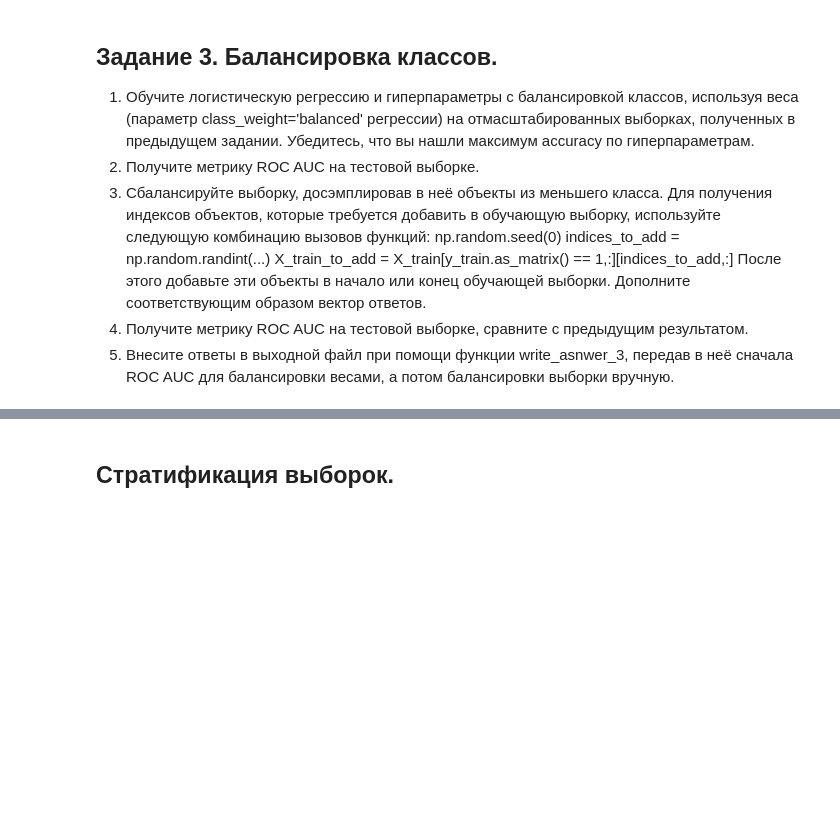
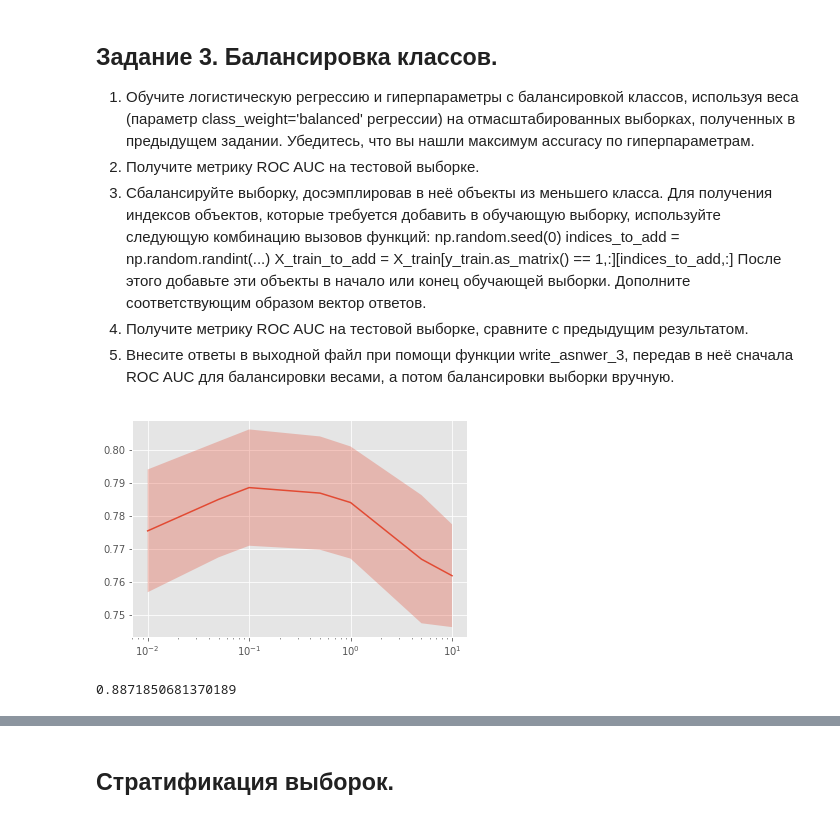
Before and after one commit to zubochenko/supervised-learning, a Jupyter notebook: week3/Preprocessing_LR.ipynb, the cells around one changed output, grey strips where cells are left out. Cells and saved outputs as stored; diff of their text form; code cells hidden in the pictures; blank space fills up the shorter version.

```diff
--- a/week3/Preprocessing_LR.ipynb
+++ b/week3/Preprocessing_LR.ipynb
@@ -480,3 +488,13 @@ def write_answer_3(auc_1, auc_2):
         fout.write(str(auc))
 
 # place your code here
+# %%
+estimator = LogisticRegression(class_weight='balanced')
+optimizer = GridSearchCV(estimator, param_grid, cv = 3)
+optimizer.fit(X_train_sc, y_train)
+plot_scores(optimizer)
+roc_auc = roc_auc_score(y_test, optimizer.best_estimator_.predict_proba(X_test_sc)[:, 1])
+print (roc_auc)
+# %% [output]
+[figure, added]
+0.8871850681370189
```
Also changed, not shown: parts of 20 cells of this notebook, 6 other files.
